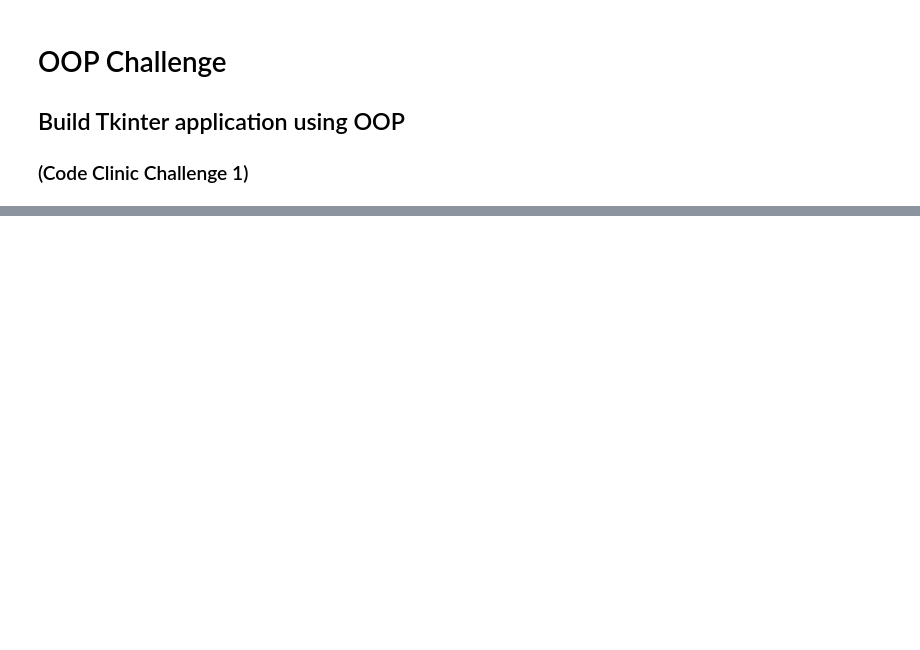
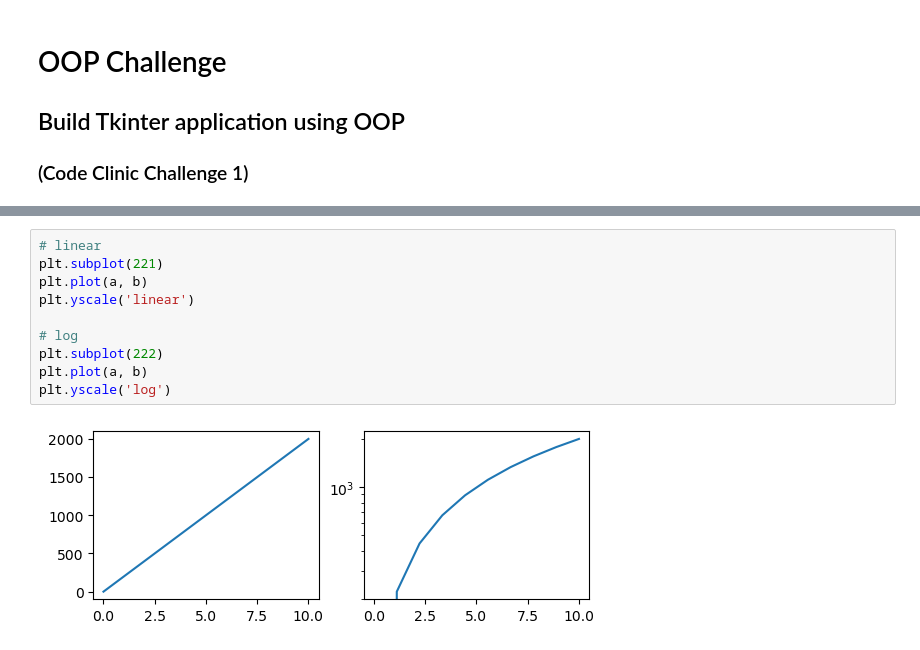
Before and after one commit to mdr-datascience/edu-repo, a Jupyter notebook: Python_OOP/oop-challenge.ipynb, the cells around one changed output, grey strips where cells are left out. Saved outputs shown, nothing was run; the diff lists cells and outputs as text; blank space fills up the shorter version.

```diff
--- a/Python_OOP/oop-challenge.ipynb
+++ b/Python_OOP/oop-challenge.ipynb
@@ -45,0 +25,12 @@ fig = plt.figure()
+# %%
+# linear
+plt.subplot(221)
+plt.plot(a, b)
+plt.yscale('linear')
+
+# log
+plt.subplot(222)
+plt.plot(a, b)
+plt.yscale('log')
+# %% [output]
+[figure, added]
```
Also changed, not shown: parts of 11 cells of this notebook.
